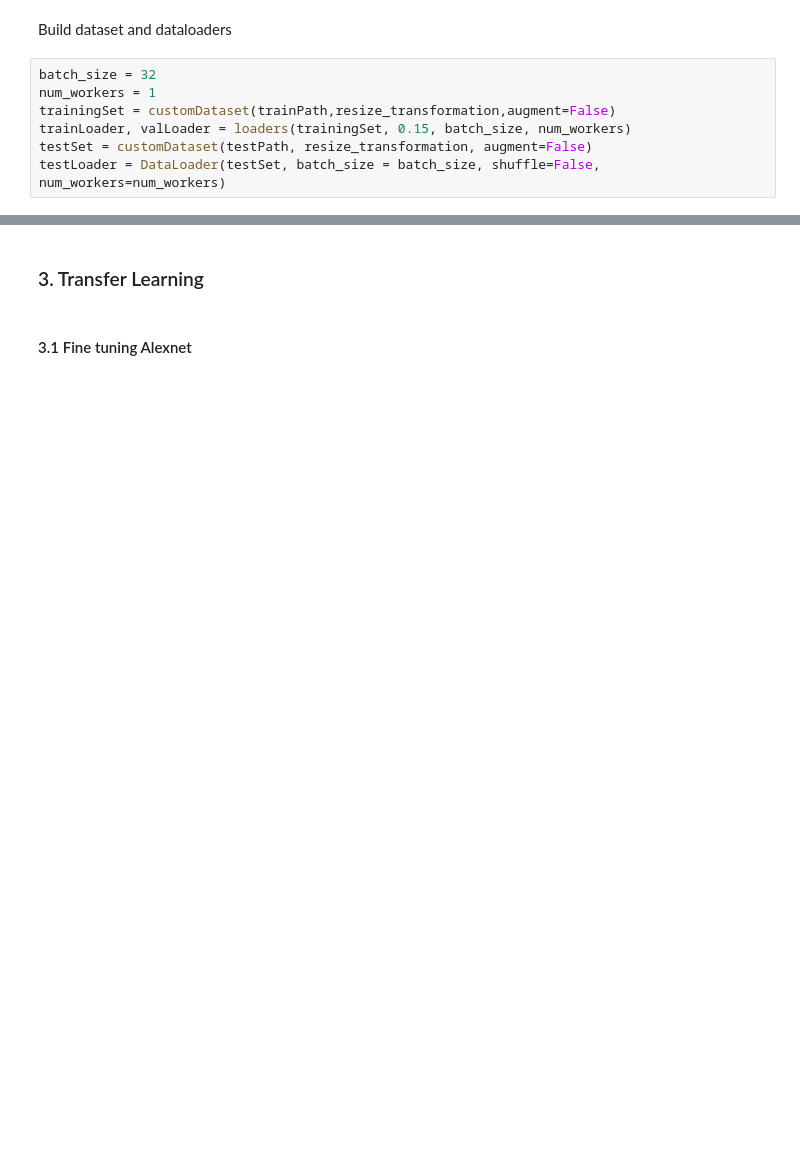
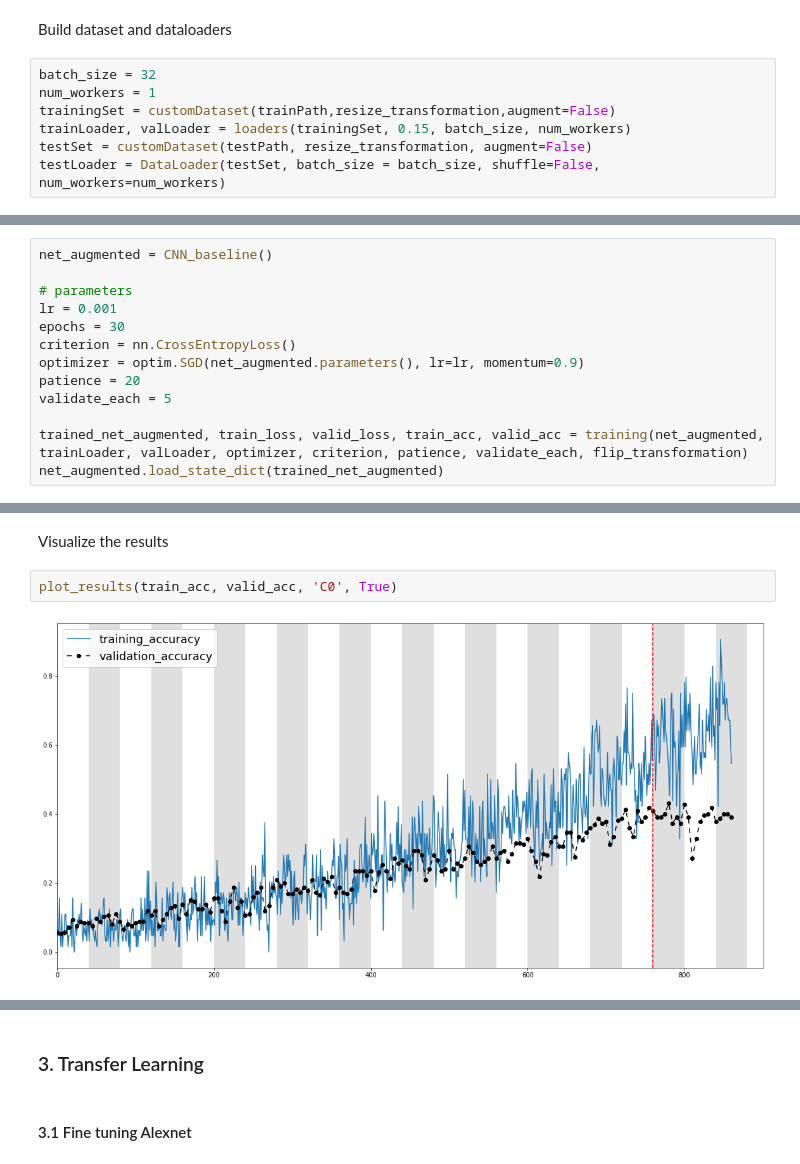
Before and after one commit to ClaudiaD97/CV_project, a Jupyter notebook: complete.ipynb, the cells around one changed output, grey strips where cells are left out. Drawn from its saved outputs; the diff is of its cells as text; blank space fills up the shorter version.

```diff
--- a/complete.ipynb
+++ b/complete.ipynb
@@ -273,0 +379,13 @@ testLoader = DataLoader(testSet, batch_size = batch_size, shuffle=False, num_wor
+# %%
+net_augmented = CNN_baseline()
+
+# parameters
+lr = 0.001
+epochs = 30
+criterion = nn.CrossEntropyLoss()
+optimizer = optim.SGD(net_augmented.parameters(), lr=lr, momentum=0.9)
+patience = 20
+validate_each = 5
+
+trained_net_augmented, train_loss, valid_loss, train_acc, valid_acc = training(net_augmented, trainLoader, valLoader, optimizer, criterion, patience, validate_each, flip_transformation)
+net_augmented.load_state_dict(trained_net_augmented)
@@ -273,0 +411,6 @@ testLoader = DataLoader(testSet, batch_size = batch_size, shuffle=False, num_wor
+# %% [markdown]
+Visualize the results
+# %%
+plot_results(train_acc, valid_acc, 'C0', True)
+# %% [output]
+[figure, added]
```
Also changed, not shown: parts of 73 cells of this notebook.
